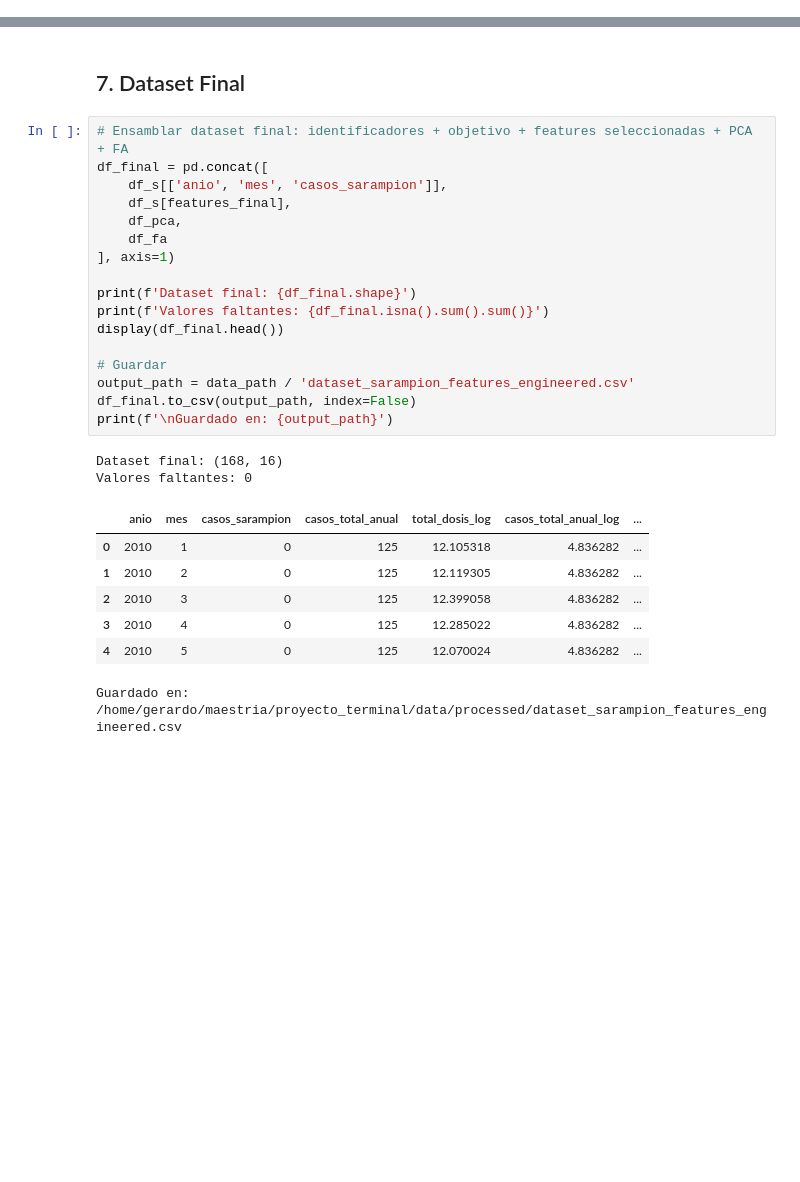
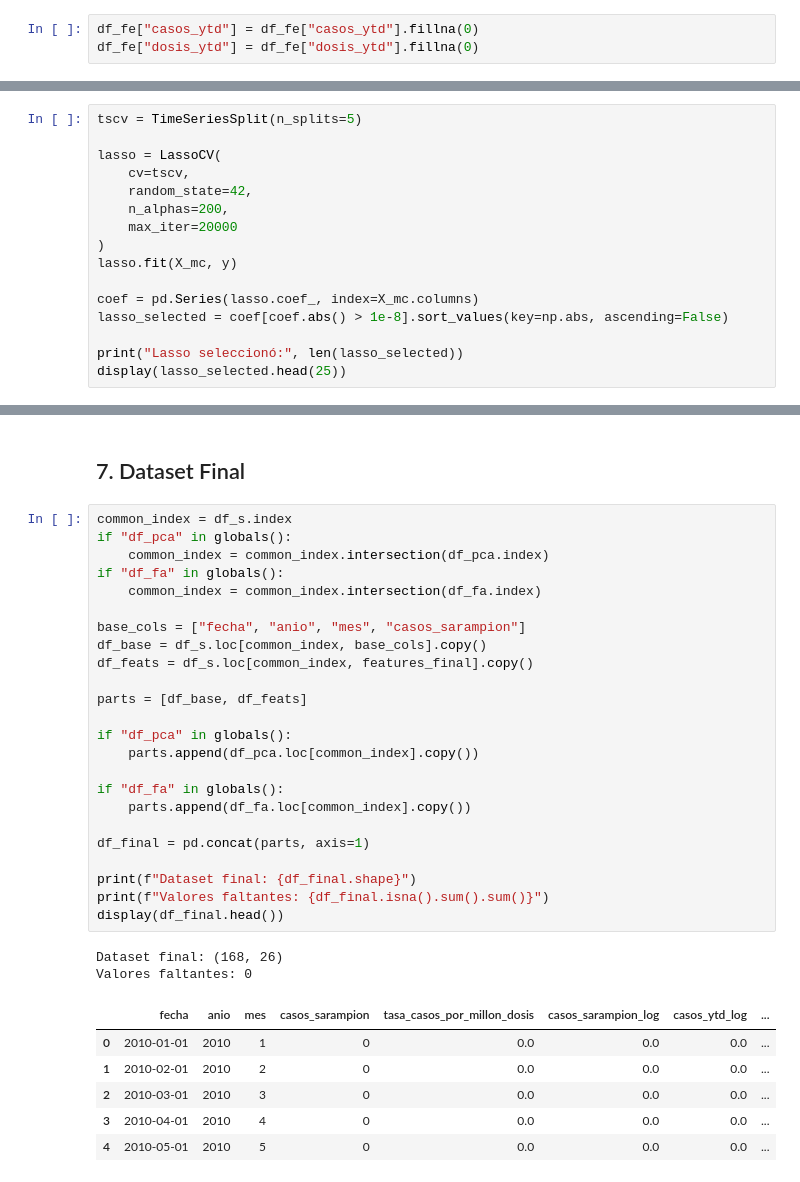
Before and after one commit to GeraP97/pi-equipo32, a Jupyter notebook: notebooks/Avance2.32.ipynb, the cells around one changed output, grey strips where cells are left out. Drawn from its saved outputs; the diff is of its cells as text; blank space fills up the shorter version.

```diff
--- a/notebooks/Avance2.32.ipynb
+++ b/notebooks/Avance2.32.ipynb
@@ -119 +204,4 @@ display(df_fe[nuevas].head())
+# %%
+df_fe["casos_ytd"] = df_fe["casos_ytd"].fillna(0)
+df_fe["dosis_ytd"] = df_fe["dosis_ytd"].fillna(0)
 # %% [markdown]
@@ -368,0 +456,16 @@ plt.show()
+# %%
+tscv = TimeSeriesSplit(n_splits=5)
+
+lasso = LassoCV(
+    cv=tscv,
+    random_state=42,
+    n_alphas=200,
+    max_iter=20000
+)
+lasso.fit(X_mc, y)
+
+coef = pd.Series(lasso.coef_, index=X_mc.columns)
+lasso_selected = coef[coef.abs() > 1e-8].sort_values(key=np.abs, ascending=False)
+
+print("Lasso seleccionó:", len(lasso_selected))
+display(lasso_selected.head(25))
@@ -451,29 +727,35 @@ En Factor Analysis, las cargas permiten interpretar qué variables contribuyen a
 # %% [markdown]
 ## 7. Dataset Final
 # %%
-# Ensamblar dataset final: identificadores + objetivo + features seleccionadas + PCA + FA
-df_final = pd.concat([
-    df_s[['anio', 'mes', 'casos_sarampion']],
-    df_s[features_final],
-    df_pca,
-    df_fa
-], axis=1)
+common_index = df_s.index
+if "df_pca" in globals():
+    common_index = common_index.intersection(df_pca.index)
+if "df_fa" in globals():
+    common_index = common_index.intersection(df_fa.index)
 
-print(f'Dataset final: {df_final.shape}')
-print(f'Valores faltantes: {df_final.isna().sum().sum()}')
+base_cols = ["fecha", "anio", "mes", "casos_sarampion"]
+df_base = df_s.loc[common_index, base_cols].copy()
+df_feats = df_s.loc[common_index, features_final].copy()
+
+parts = [df_base, df_feats]
+
+if "df_pca" in globals():
+    parts.append(df_pca.loc[common_index].copy())
+
+if "df_fa" in globals():
+    parts.append(df_fa.loc[common_index].copy())
+
+df_final = pd.concat(parts, axis=1)
+
+print(f"Dataset final: {df_final.shape}")
+print(f"Valores faltantes: {df_final.isna().sum().sum()}")
 display(df_final.head())
-
-# Guardar
-output_path = data_path / 'dataset_sarampion_features_engineered.csv'
-df_final.to_csv(output_path, index=False)
-print(f'\nGuardado en: {output_path}')
 # %% [output]
-Dataset final: (168, 16)
+Dataset final: (168, 26)
 Valores faltantes: 0
-|  | anio | mes | casos_sarampion | casos_total_anual | total_dosis_log | casos_total_anual_log | ... |
-| 0 | 2010 | 1 | 0 | 125 | 12.105318 | 4.836282 | ... |
-| 1 | 2010 | 2 | 0 | 125 | 12.119305 | 4.836282 | ... |
-| 2 | 2010 | 3 | 0 | 125 | 12.399058 | 4.836282 | ... |
-| 3 | 2010 | 4 | 0 | 125 | 12.285022 | 4.836282 | ... |
-| 4 | 2010 | 5 | 0 | 125 | 12.070024 | 4.836282 | ... |
+|  | fecha | anio | mes | casos_sarampion | tasa_casos_por_millon_dosis | casos_sarampion_log | casos_ytd_log | ... |
+| 0 | 2010-01-01 | 2010 | 1 | 0 | 0.0 | 0.0 | 0.0 | ... |
+| 1 | 2010-02-01 | 2010 | 2 | 0 | 0.0 | 0.0 | 0.0 | ... |
+| 2 | 2010-03-01 | 2010 | 3 | 0 | 0.0 | 0.0 | 0.0 | ... |
+| 3 | 2010-04-01 | 2010 | 4 | 0 | 0.0 | 0.0 | 0.0 | ... |
+| 4 | 2010-05-01 | 2010 | 5 | 0 | 0.0 | 0.0 | 0.0 | ... |
-Guardado en: /home/gerardo/maestria/proyecto_terminal/data/processed/dataset_sarampion_features_engineered.csv
```
Also changed, not shown: parts of 33 cells of this notebook, 2 other files.
